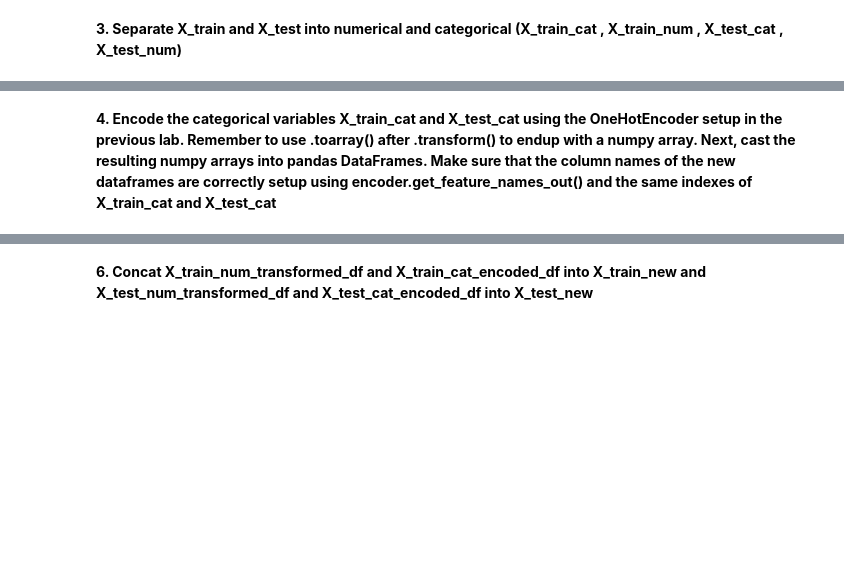
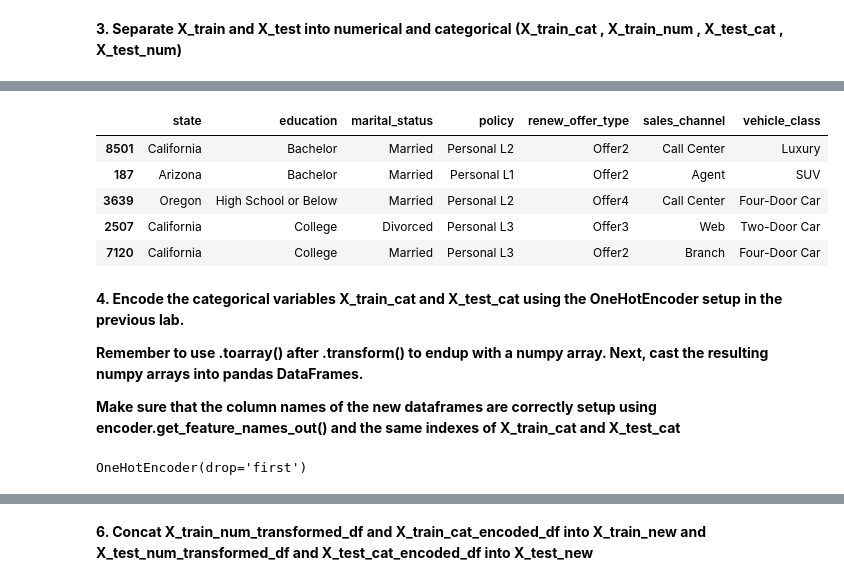
Before and after one commit to marina-lc16/lab-comparing-regression-models, a Jupyter notebook: lab_comparing_regression_models_final.ipynb, the cells around one changed output, grey strips where cells are left out. Saved outputs shown, nothing was run; the diff lists cells and outputs as text; code cells hidden in the pictures; blank space fills up the shorter version.

```diff
--- a/lab_comparing_regression_models_final.ipynb
+++ b/lab_comparing_regression_models_final.ipynb
@@ -851,5 +721,10 @@ _____
 # Lab_Comparing regression models
 # %% [markdown]
 **1. Define X and y**
+# %%
+df = concat_df.copy()
+
+X = df.drop('total_claim_amount', axis=1)
+y = df['total_claim_amount']
 # %% [markdown]
 **2. Import sklearn train_test_split and separate the data. Set test_size=0.30 and random_state=31**
@@ -856,2 +733,4 @@ _____
+# %%
+X_train, X_test, y_train, y_test = train_test_split(X, y, test_size=0.3, random_state=31)
 # %% [markdown]
 **3. Separate X_train and X_test into numerical and categorical (X_train_cat , X_train_num , X_test_cat , X_test_num)**
@@ -857,0 +739,11 @@ _____
+# %%
+#Split my train set to numerical
+
+X_train_num = X_train.select_dtypes(include = np.number)
+X_test_num  = X_test.select_dtypes(include = np.number)
+
+
+#Split my train set to categorical
+
+X_train_cat = X_train.select_dtypes('object')
+X_test_cat  = X_test.select_dtypes('object')
@@ -858,2 +759,15 @@ _____
+# %%
+X_test_cat.head()
+# %% [output]
+|  | state | education | marital_status | policy | renew_offer_type | sales_channel | vehicle_class |
+| 8501 | California | Bachelor | Married | Personal L2 | Offer2 | Call Center | Luxury |
+| 187 | Arizona | Bachelor | Married | Personal L1 | Offer2 | Agent | SUV |
+| 3639 | Oregon | High School or Below | Married | Personal L2 | Offer4 | Call Center | Four-Door Car |
+| 2507 | California | College | Divorced | Personal L3 | Offer3 | Web | Two-Door Car |
+| 7120 | California | College | Married | Personal L3 | Offer2 | Branch | Four-Door Car |
 # %% [markdown]
-**4. Encode the categorical variables X_train_cat and X_test_cat using the OneHotEncoder setup in the previous lab. Remember to use .toarray() after .transform() to endup with a numpy array. Next, cast the resulting numpy arrays into pandas DataFrames. Make sure that the column names of the new dataframes are correctly setup using encoder.get_feature_names_out() and the same indexes of X_train_cat and X_test_cat**
+**4. Encode the categorical variables X_train_cat and X_test_cat using the OneHotEncoder setup in the previous lab.**
+
+**Remember to use .toarray() after .transform() to endup with a numpy array. Next, cast the resulting numpy arrays into pandas DataFrames.**
+
+**Make sure that the column names of the new dataframes are correctly setup using encoder.get_feature_names_out() and the same indexes of X_train_cat and X_test_cat**
@@ -859,0 +776,5 @@ _____
+# %%
+encoder = OneHotEncoder(drop='first')
+encoder.fit(X_train_cat)
+# %% [output]
+OneHotEncoder(drop='first')
```
Also changed, not shown: parts of 54 cells of this notebook.
